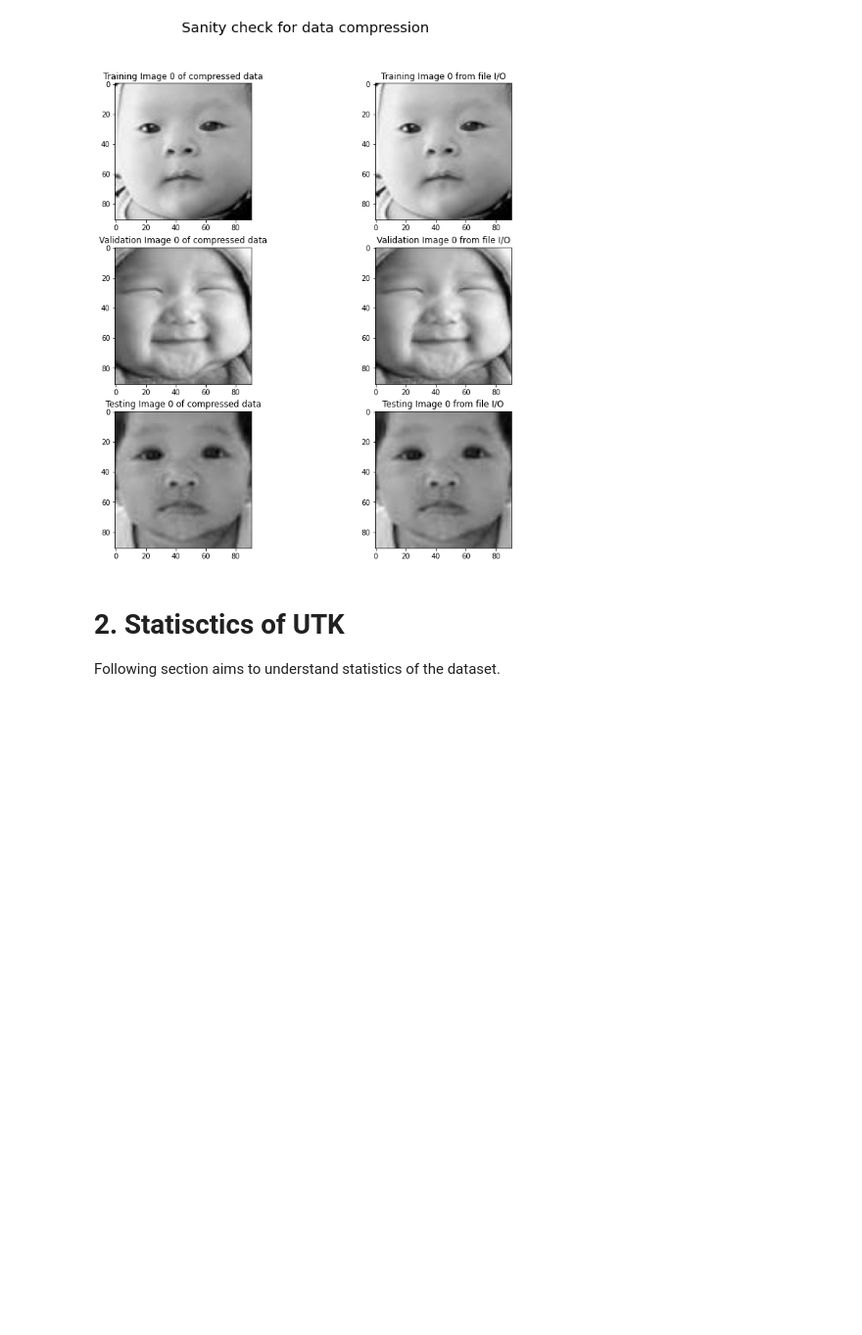
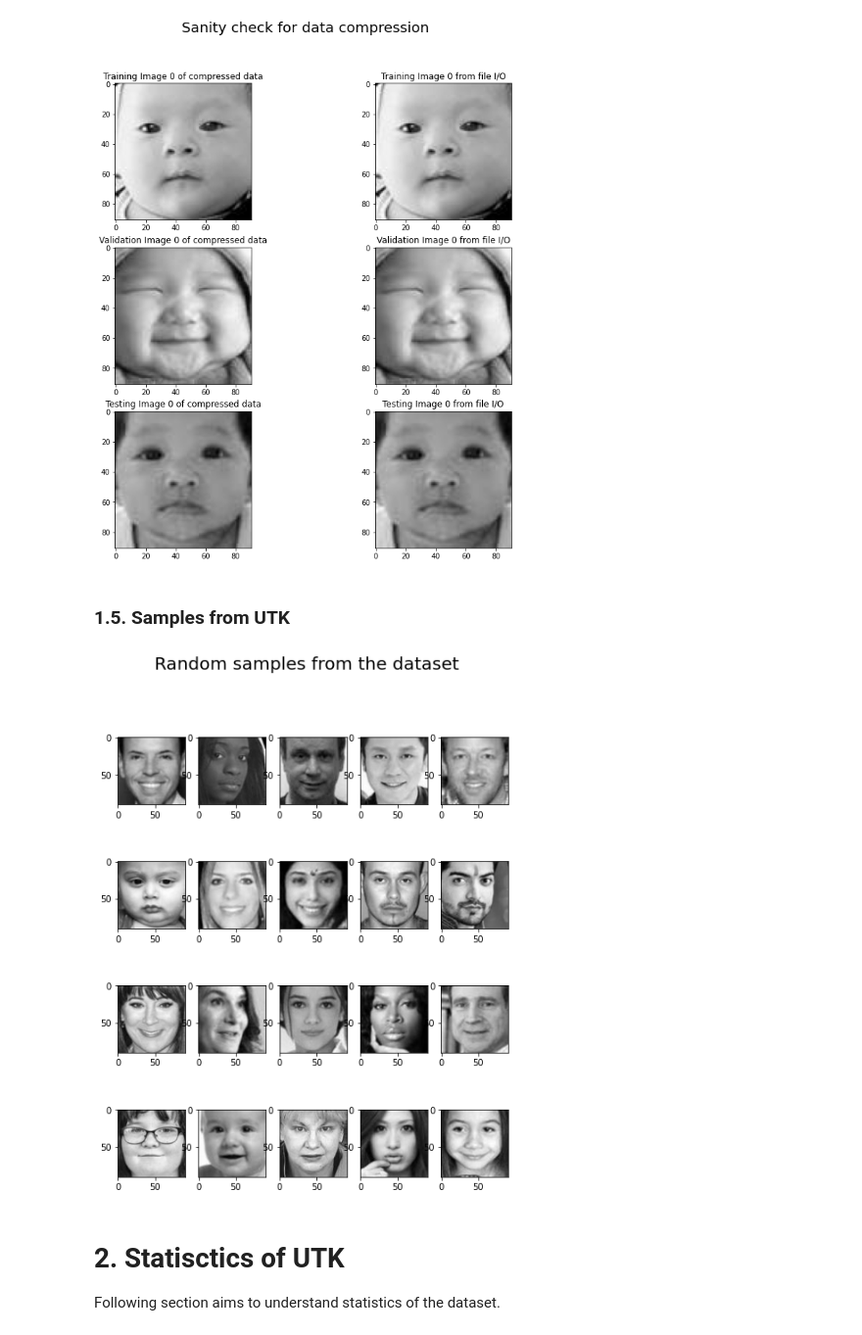
Before and after one commit to yusufdalva/CS559_Homework, a Jupyter notebook: Understanding the data.ipynb, the cells around one changed output. Shown at 98% size. Cells and saved outputs as stored; diff of their text form; code cells hidden in the pictures; blank space fills up the shorter version.

```diff
--- a/Understanding the data.ipynb
+++ b/Understanding the data.ipynb
@@ -124,6 +124,21 @@ Is validation image 0 equal in both: True
 Is testing image 0 equal in both: True
 Text(0.5, 1.0, 'Testing Image 0 from file I/O')
 [figure]
+# %% [markdown]
+### 1.5. Samples from UTK
+# %%
+# Generate random data indexes
+random_idx = np.random.permutation(train_samples.shape[0])
+random_train_samples = train_samples[random_idx[:20]]
+random_train_labels = train_labels[random_idx[:20]]
+fig, axes = plt.subplots(4,5, figsize=(8,10))
+fig.suptitle("Random samples from the dataset", fontsize=20)
+for img_idx in range(random_train_samples.shape[0]):
+    row = img_idx // 5
+    col = img_idx % 5
+    axes[row, col].imshow(random_train_samples[img_idx], cmap="gray")
+# %% [output]
+[figure, added]
 # %% [markdown]
 # 2. Statisctics of UTK
 
```
Also changed, not shown: parts of 2 cells of this notebook, 1 other file.
